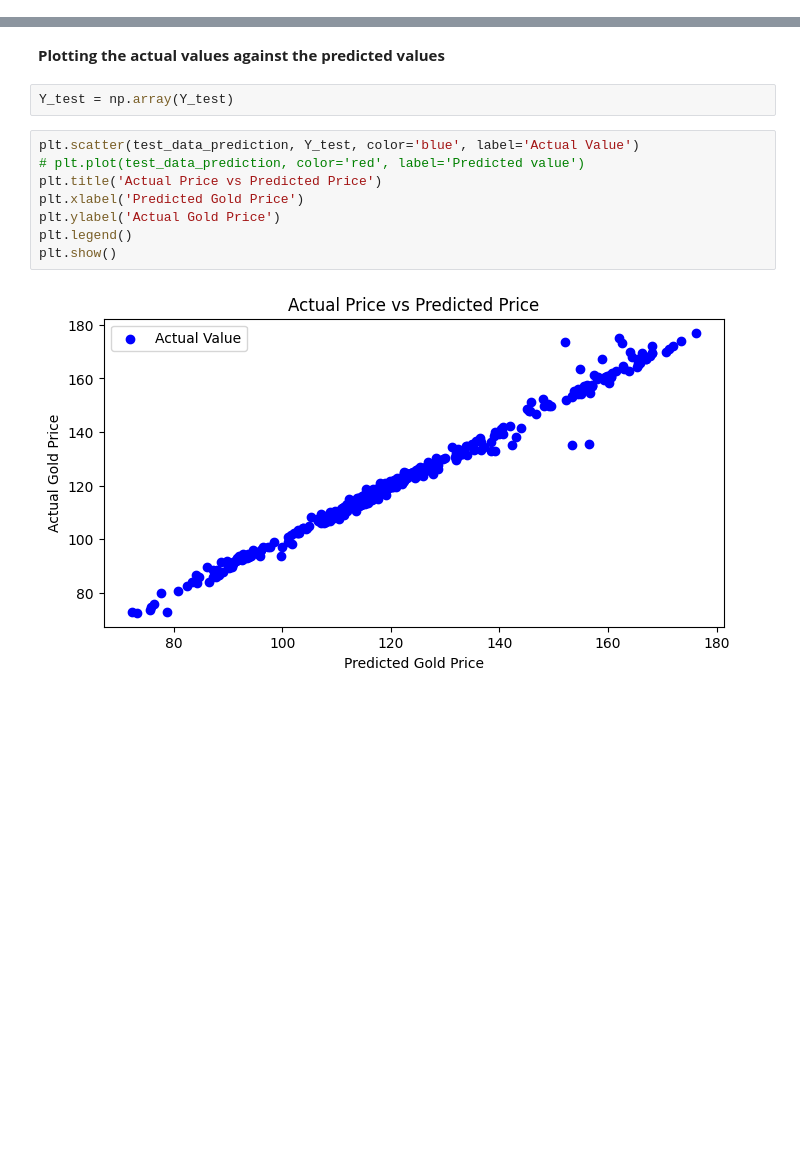
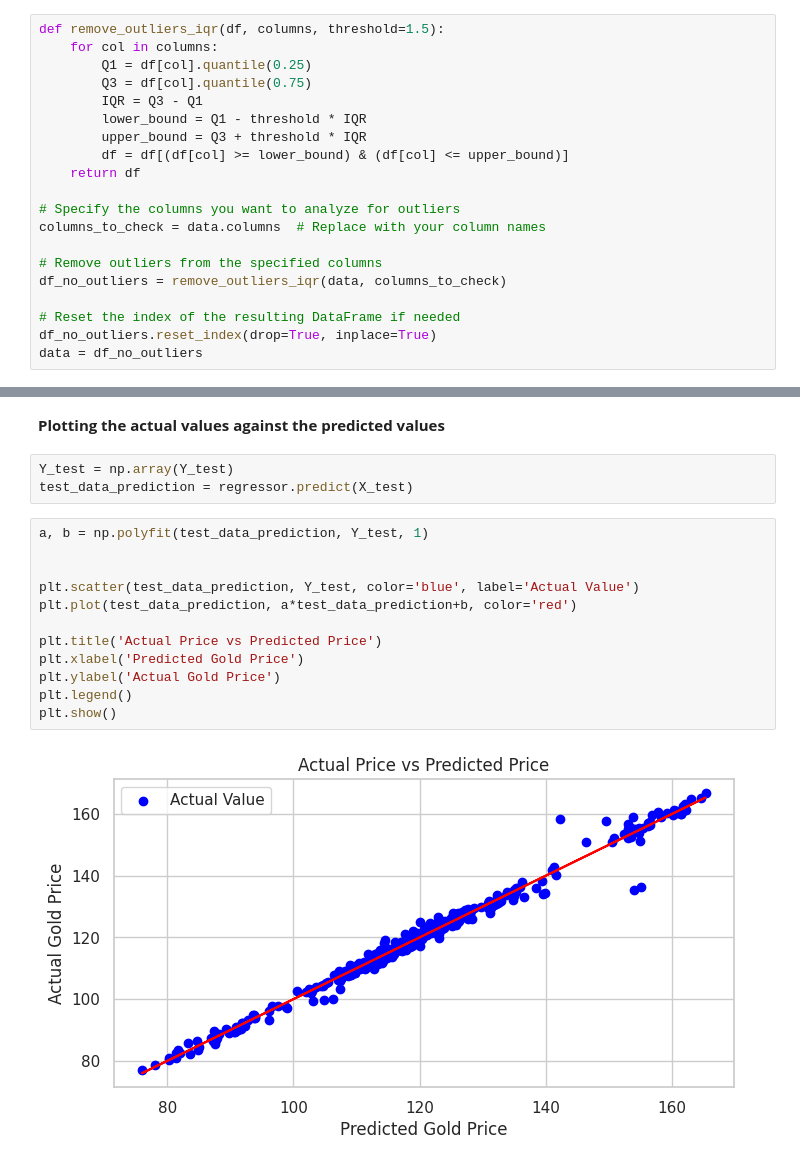
Before and after one commit to sahilb909/Gold-Price-Prediction, a Jupyter notebook: gold_price_prediction.ipynb, the cells around one changed output, grey strips where cells are left out. Saved outputs shown, nothing was run; the diff lists cells and outputs as text; blank space fills up the shorter version.

```diff
--- a/gold_price_prediction.ipynb
+++ b/gold_price_prediction.ipynb
@@ -105,0 +118,20 @@ data = gold_data.drop(['Date'], axis=1)
+# %%
+def remove_outliers_iqr(df, columns, threshold=1.5):
+    for col in columns:
+        Q1 = df[col].quantile(0.25)
+        Q3 = df[col].quantile(0.75)
+        IQR = Q3 - Q1
+        lower_bound = Q1 - threshold * IQR
+        upper_bound = Q3 + threshold * IQR
+        df = df[(df[col] >= lower_bound) & (df[col] <= upper_bound)]
+    return df
+
+# Specify the columns you want to analyze for outliers
+columns_to_check = data.columns  # Replace with your column names
+
+# Remove outliers from the specified columns
+df_no_outliers = remove_outliers_iqr(data, columns_to_check)
+
+# Reset the index of the resulting DataFrame if needed
+df_no_outliers.reset_index(drop=True, inplace=True)
+data = df_no_outliers
@@ -197,13 +256,18 @@ Although both models performed similarly, the Random Forest Regressor was select
 **Plotting the actual values against the predicted values**
 # %%
 Y_test = np.array(Y_test)
+test_data_prediction = regressor.predict(X_test)
 # %%
+a, b = np.polyfit(test_data_prediction, Y_test, 1)
+
+
 plt.scatter(test_data_prediction, Y_test, color='blue', label='Actual Value')
-# plt.plot(test_data_prediction, color='red', label='Predicted value')
+plt.plot(test_data_prediction, a*test_data_prediction+b, color='red')
+
 plt.title('Actual Price vs Predicted Price')
 plt.xlabel('Predicted Gold Price')
 plt.ylabel('Actual Gold Price')
 plt.legend()
 plt.show()
 # %% [output]
-[figure, old version]
+[figure, new version]
```
Also changed, not shown: parts of 7 cells of this notebook.
